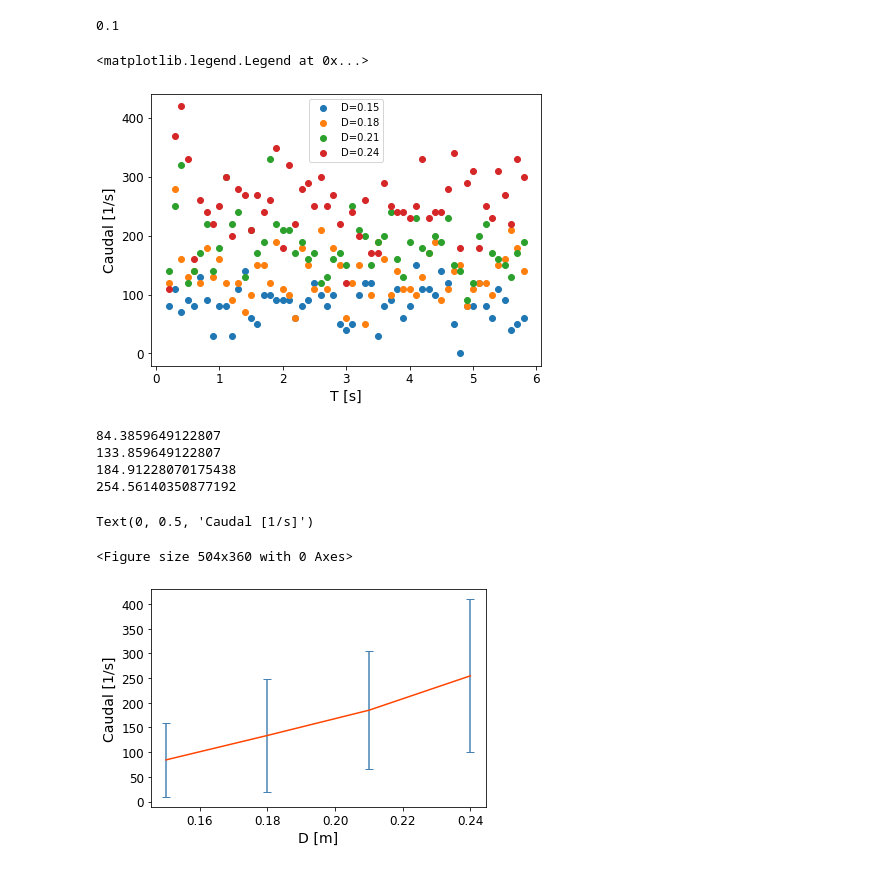
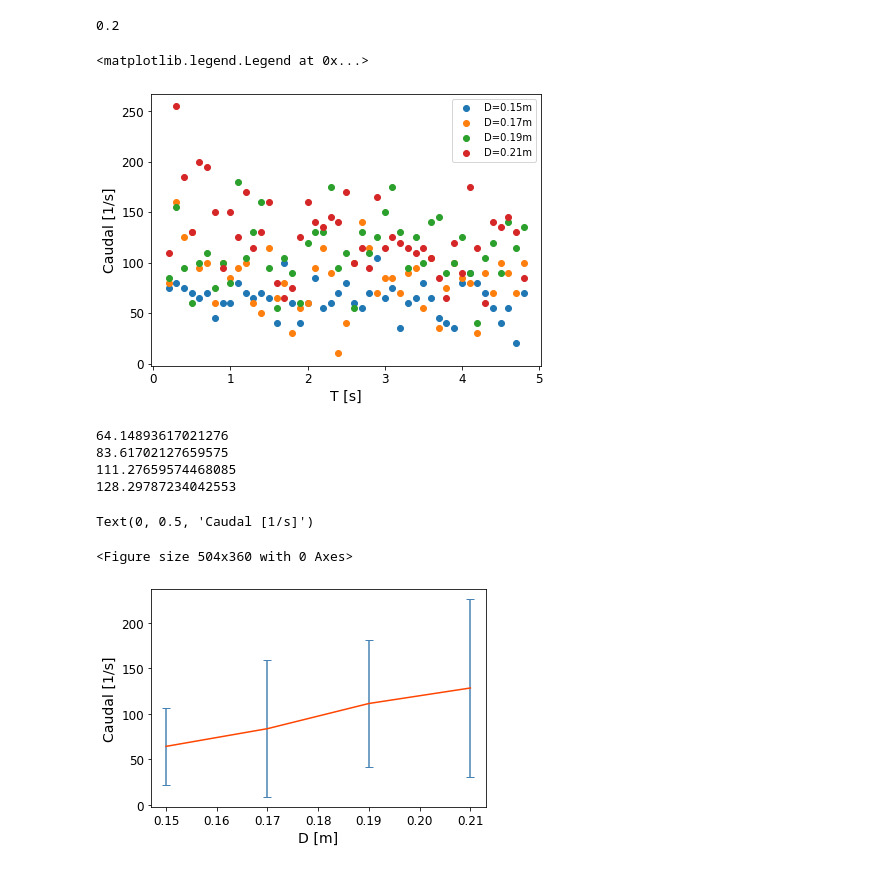
Before and after one commit to navfran98/TP5-SS, a Jupyter notebook: PythonAnalysis/Ej1_2.ipynb, the cells around one changed output. Cells and saved outputs as stored; diff of their text form; code cells hidden in the pictures.

```diff
--- a/PythonAnalysis/Ej1_2.ipynb
+++ b/PythonAnalysis/Ej1_2.ipynb
@@ -8,37 +8,37 @@ import math
 import matplotlib.figure as fig
 from scipy import stats
 # %%
-data1 = pd.read_csv("../FilesEj1/OutputEj1_1.csv")
-data2 = pd.read_csv("../FilesEj1/OutputEj1_2.csv")
-data3 = pd.read_csv("../FilesEj1/OutputEj1_3.csv")
-data4 = pd.read_csv("../FilesEj1/OutputEj1_4.csv")
+data1 = pd.read_csv("FilesEj1/OutputEj1_1.csv")
+data2 = pd.read_csv("FilesEj1/OutputEj1_2.csv")
+data3 = pd.read_csv("FilesEj1/OutputEj1_3.csv")
+data4 = pd.read_csv("FilesEj1/OutputEj1_4.csv")
 # %%
 dt = data1['Dt'][1]
 print(dt)
 
 counts1 = data1['N']/dt
 counts2 = data2['N']/dt
 counts3 = data3['N']/dt
 counts4 = data4['N']/dt
-counts1 = counts1[2:-1:1]
-counts2 = counts2[2:-1:1]
-counts3 = counts3[2:-1:1]
-counts4 = counts4[2:-1:1]
+counts1 = counts1[1:-1:1]
+counts2 = counts2[1:-1:1]
+counts3 = counts3[1:-1:1]
+counts4 = counts4[1:-1:1]
 
 parameters = {'xtick.labelsize': 12,'ytick.labelsize': 12, 'axes.labelsize': 14}
 plt.rcParams.update(parameters)
 plt.figure(figsize=(7,5))
-plt.scatter(data1['Dt'][2:-1:1], counts1, label = "D=0.15")
-plt.scatter(data2['Dt'][2:-1:1], counts2, label = "D=0.18")
-plt.scatter(data3['Dt'][2:-1:1], counts3, label = "D=0.21")
-plt.scatter(data4['Dt'][2:-1:1], counts4, label = "D=0.24")
+plt.scatter(data1['Dt'][1:-1:1], counts1, label = "D=0.15m")
+plt.scatter(data2['Dt'][1:-1:1], counts2, label = "D=0.17m")
+plt.scatter(data3['Dt'][1:-1:1], counts3, label = "D=0.19m")
+plt.scatter(data4['Dt'][1:-1:1], counts4, label = "D=0.21m")
 plt.xlabel("T [s]")
 plt.ylabel("Caudal [1/s]")
 plt.legend()
 # %% [output]
-0.1
+0.2
 <matplotlib.legend.Legend at 0x...>
-[figure, old version]
+[figure, new version]
 # %%
 #calcular los promedios de caudales para cada D
 def get_values(array):
@@ -55,7 +55,7 @@ print(cp1)
 print(cp2)
 print(cp3)
 print(cp4)
-array_x = [0.15, 0.18, 0.21, 0.24]
+array_x = [0.15, 0.17, 0.19, 0.21]
 array_y = [cp1, cp2, cp3, cp4]
 y_errs = [max1-min1, max2-min2, max3-min3, max4-min4]
 parameters = {'xtick.labelsize': 12,'ytick.labelsize': 12, 'axes.labelsize': 14}
@@ -66,10 +66,10 @@ plt.errorbar(np.array(array_x), np.array(array_y), yerr=np.array(y_errs)/2, caps
 plt.xlabel("D [m]")
 plt.ylabel("Caudal [1/s]")
 # %% [output]
-84.3859649122807
-133.859649122807
-184.91228070175438
-254.56140350877192
+64.14893617021276
+83.61702127659575
+111.27659574468085
+128.29787234042553
 Text(0, 0.5, 'Caudal [1/s]')
 <Figure size 504x360 with 0 Axes>
-[figure, old version]
+[figure, new version]
```
Also changed, not shown: parts of 4 cells of this notebook, 11 other files.
